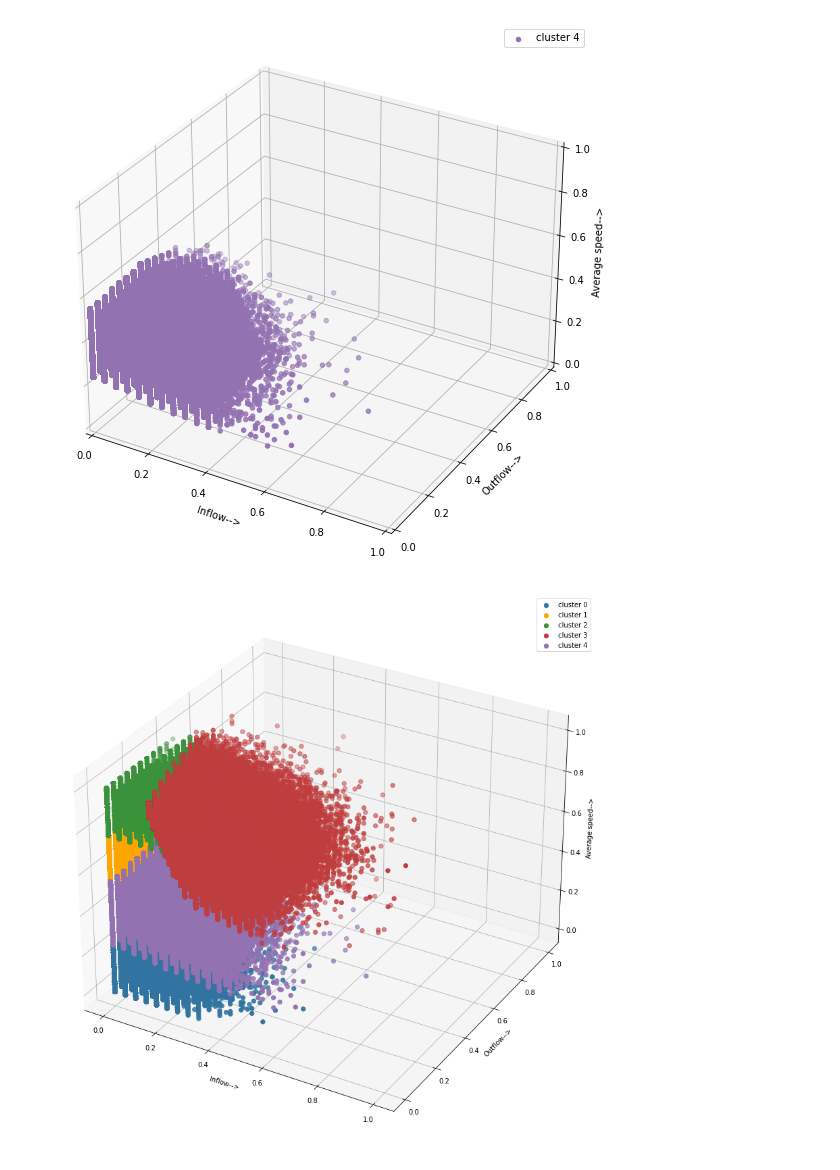
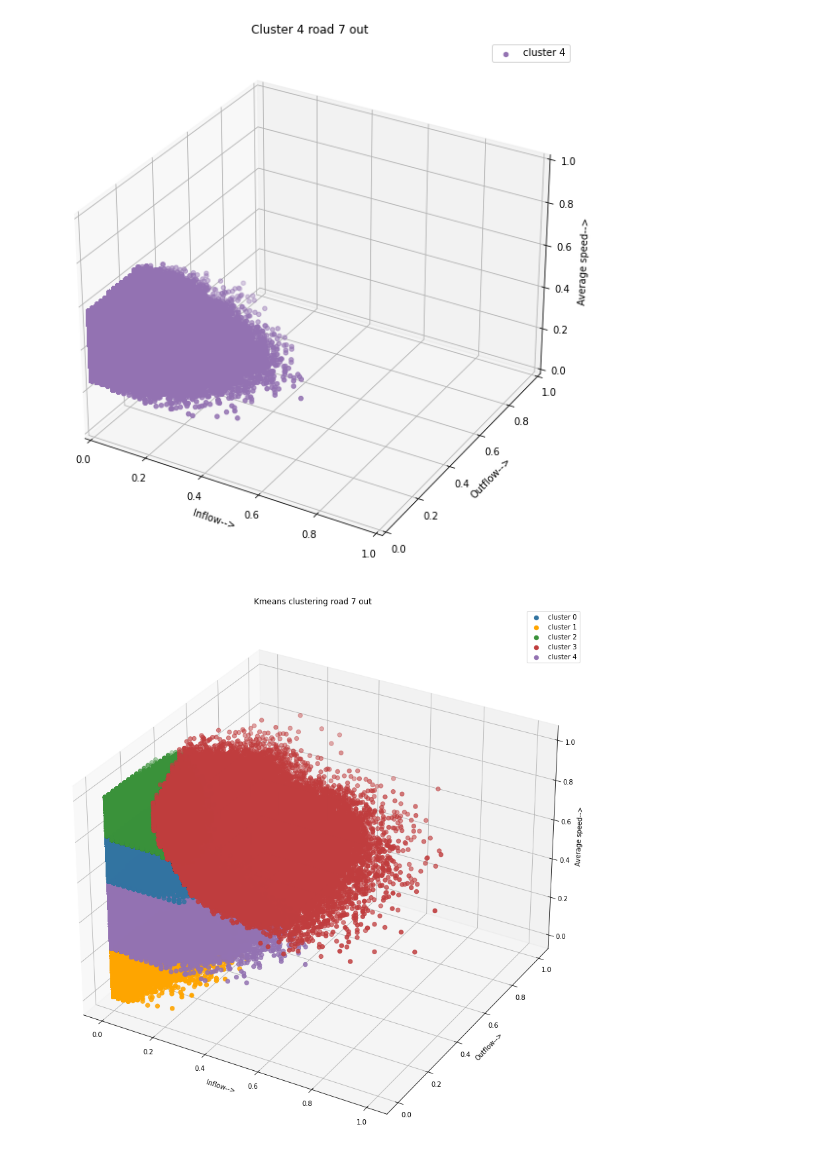
Before and after one commit to Traffic-anomaly-detection/traffic-anomaly-detection, a Jupyter notebook: Models/k-means-test.ipynb, the cells around one changed output. Drawn from its saved outputs; the diff is of its cells as text; code cells hidden in the pictures.

Commit message:
road 7 cluster

```diff
--- a/Models/k-means-test.ipynb
+++ b/Models/k-means-test.ipynb
@@ -19,7 +19,9 @@ import plotly.express as px
 import math
 tqdm.pandas()
 # %%
-df = pd.read_csv('../dataset/2020-02-road-2-in.csv',parse_dates=["datetime"])
+road = 7
+direction = "out"
+df = pd.read_csv(f'../dataset/2020-02-road-{road}-{direction}.csv',parse_dates=["datetime"])
 # df = df.drop(['all_units','samecell_units','max_speed','avg_traveltime','max_traveltime'],axis=1)
 df
 # %% [output]
@@ -95,12 +95,12 @@ array([[0.04      , 0.07692308, 0.675     ],
 # %%
-WCSS = []
-for i in range(1,11):
-    model = KMeans(n_clusters = i,init = 'k-means++')
-    model.fit(X)
-    WCSS.append(model.inertia_)
-fig = plt.figure(figsize = (7,7))
-plt.plot(range(1,11),WCSS, linewidth=4, markersize=12,marker='o',color = 'blue')
-plt.xticks(np.arange(11))
-plt.xlabel("Number of clusters")
-plt.ylabel("WCSS")
-plt.show()
+# WCSS = []
+# for i in range(1,11):
+#     model = KMeans(n_clusters = i,init = 'k-means++')
+#     model.fit(X)
+#     WCSS.append(model.inertia_)
+# fig = plt.figure(figsize = (7,7))
+# plt.plot(range(1,11),WCSS, linewidth=4, markersize=12,marker='o',color = 'blue')
+# plt.xticks(np.arange(11))
+# plt.xlabel("Number of clusters")
+# plt.ylabel("WCSS")
+# plt.show()
@@ -203,25 +205,27 @@ ax5.set_zlim3d(0,1)
 ax5.set_xlabel('Inflow-->')
 ax5.set_ylabel('Outflow-->')
 ax5.set_zlabel('Average speed-->')
+ax5.set_title(f"Cluster 4 road {road} {direction}")
 ax5.legend()
 plt.show()
 # %% [output]
-[figure, old version]
+[figure, new version]
 # %%
 fig6 = plt.figure(figsize = (15,15))
 ax6 = fig6.add_subplot(111, projection='3d')
 ax6.scatter(X[y_clusters == 0,0],X[y_clusters == 0,1],X[y_clusters == 0,2], s = 40 , color = '#3274A1', label = "cluster 0")
 ax6.scatter(X[y_clusters == 1,0],X[y_clusters == 1,1],X[y_clusters == 1,2], s = 40 , color = 'orange', label = "cluster 1")
 ax6.scatter(X[y_clusters == 2,0],X[y_clusters == 2,1],X[y_clusters == 2,2], s = 40 , color = '#3A923A', label = "cluster 2")
 ax6.scatter(X[y_clusters == 3,0],X[y_clusters == 3,1],X[y_clusters == 3,2], s = 40 , color = '#C03D3E', label = "cluster 3")
 ax6.scatter(X[y_clusters == 4,0],X[y_clusters == 4,1],X[y_clusters == 4,2], s = 40 , color = '#9372B2', label = "cluster 4")
 # ax.scatter(X[y_clusters == 5,0],X[y_clusters == 5,1],X[y_clusters == 5,2], s = 40 , color = 'cyan', label = "cluster 5")
 # ax.scatter(X[y_clusters == 6,0],X[y_clusters == 6,1],X[y_clusters == 6,2], s = 40 , color = 'yellow', label = "cluster 6")
 ax6.set_xlabel('Inflow-->')
 ax6.set_ylabel('Outflow-->')
 ax6.set_zlabel('Average speed-->')
+ax6.set_title(f"Kmeans clustering road {road} {direction}")
 ax6.legend()
 plt.show()
 # %% [output]
-[figure, old version]
+[figure, new version]
 # %%
```
Also changed, not shown: parts of 14 cells of this notebook, 2 other files.
